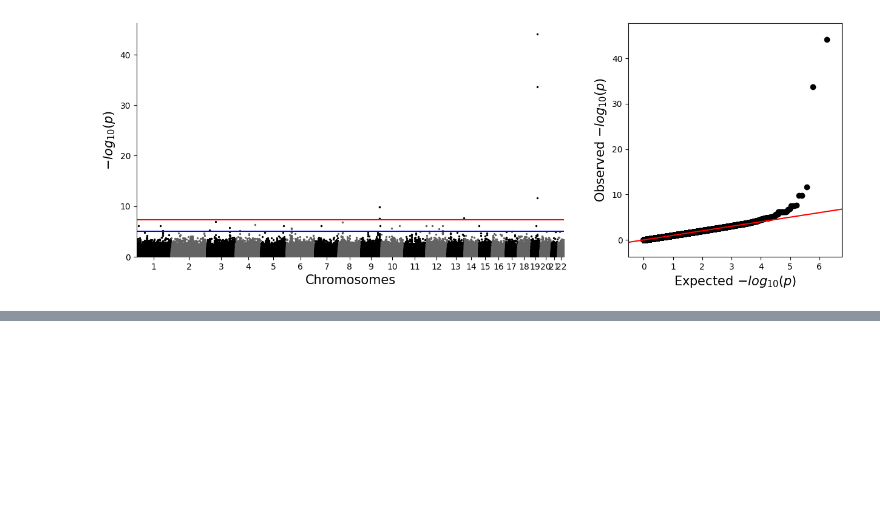
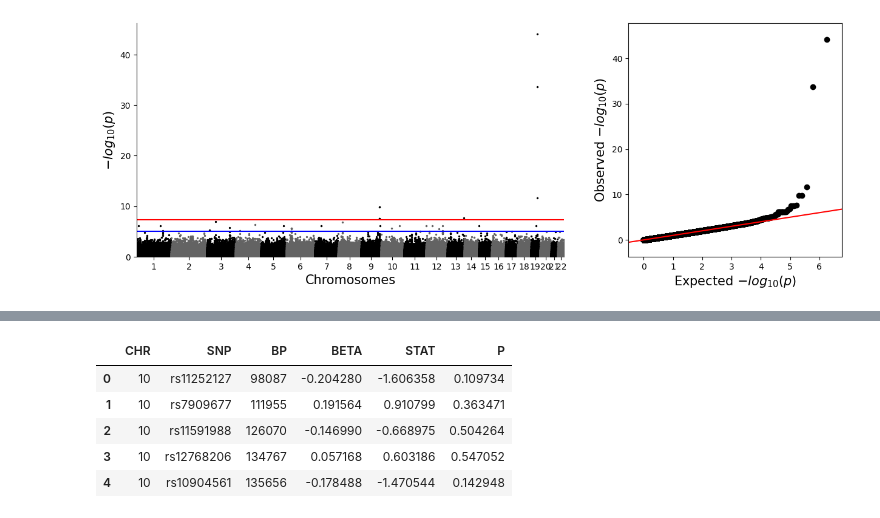
Before and after one commit to philchi/simple-gwas-utility, a Jupyter notebook: evaluation/evaluation.ipynb, the cells around one changed output, grey strips where cells are left out. Cells and saved outputs as stored; diff of their text form; code cells hidden in the pictures; blank space fills up the shorter version.

```diff
--- a/evaluation/evaluation.ipynb
+++ b/evaluation/evaluation.ipynb
@@ -44,0 +85,12 @@ qqman.qqplot(data, ax=ax1)
+# %%
+# Evaluate output
+
+df2 = pd.read_csv("gwas_large_out", sep="\t")
+df2.head()
+# %% [output]
+|  | CHR | SNP | BP | BETA | STAT | P |
+| 0 | 10 | rs11252127 | 98087 | -0.204280 | -1.606358 | 0.109734 |
+| 1 | 10 | rs7909677 | 111955 | 0.191564 | 0.910799 | 0.363471 |
+| 2 | 10 | rs11591988 | 126070 | -0.146990 | -0.668975 | 0.504264 |
+| 3 | 10 | rs12768206 | 134767 | 0.057168 | 0.603186 | 0.547052 |
+| 4 | 10 | rs10904561 | 135656 | -0.178488 | -1.470544 | 0.142948 |
```
Also changed, not shown: parts of 8 cells of this notebook, 1 other file.
